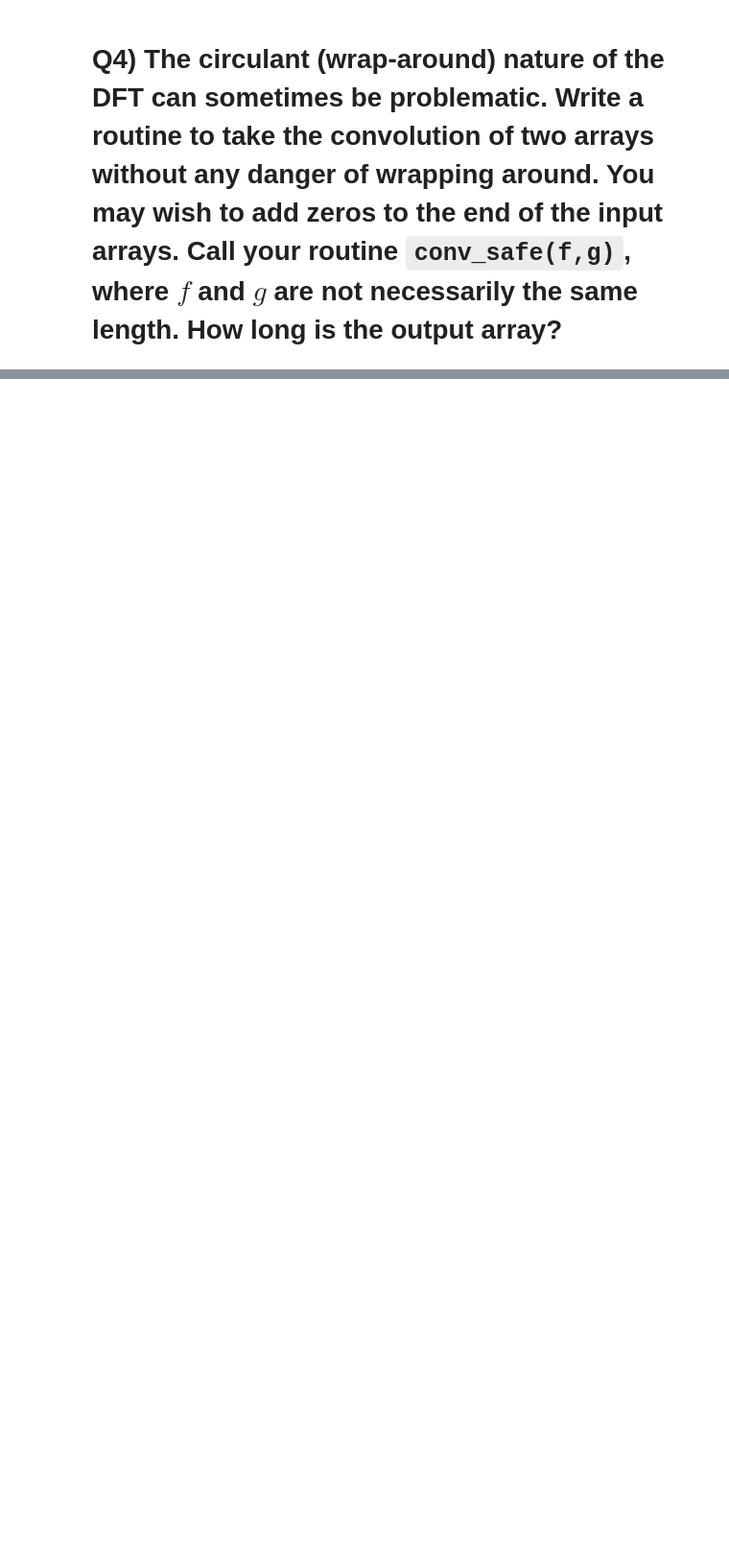
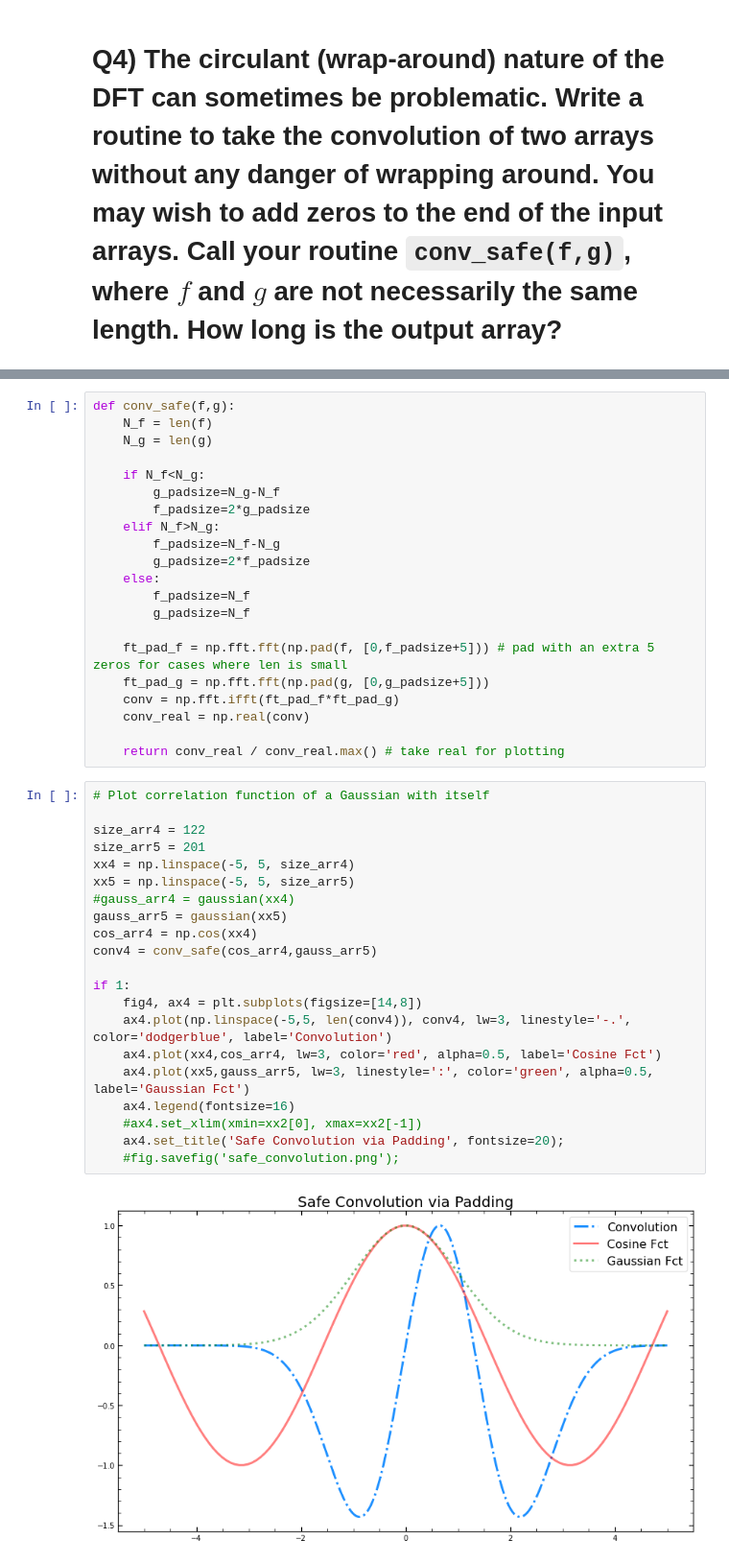
Before and after one commit to kenj19/PHYS512, a Jupyter notebook: PS5/ps5.ipynb, the cells around one changed output, grey strips where cells are left out. Shown at 96% size. Saved outputs shown, nothing was run; the diff lists cells and outputs as text; blank space fills up the shorter version.

```diff
--- a/PS5/ps5.ipynb
+++ b/PS5/ps5.ipynb
@@ -103,0 +106,44 @@ The correlation function depends on the shift as........, This surprises me!
+# %%
+def conv_safe(f,g):
+    N_f = len(f)
+    N_g = len(g)
+
+    if N_f<N_g:
+        g_padsize=N_g-N_f
+        f_padsize=2*g_padsize
+    elif N_f>N_g:
+        f_padsize=N_f-N_g
+        g_padsize=2*f_padsize
+    else:
+        f_padsize=N_f
+        g_padsize=N_f
+
+    ft_pad_f = np.fft.fft(np.pad(f, [0,f_padsize+5])) # pad with an extra 5 zeros for cases where len is small
+    ft_pad_g = np.fft.fft(np.pad(g, [0,g_padsize+5]))
+    conv = np.fft.ifft(ft_pad_f*ft_pad_g)
+    conv_real = np.real(conv)
+
+    return conv_real / conv_real.max() # take real for plotting
+# %%
+# Plot correlation function of a Gaussian with itself
+
+size_arr4 = 122
+size_arr5 = 201
+xx4 = np.linspace(-5, 5, size_arr4)
+xx5 = np.linspace(-5, 5, size_arr5)
+#gauss_arr4 = gaussian(xx4)
+gauss_arr5 = gaussian(xx5)
+cos_arr4 = np.cos(xx4)
+conv4 = conv_safe(cos_arr4,gauss_arr5)
+
+if 1:
+    fig4, ax4 = plt.subplots(figsize=[14,8])
+    ax4.plot(np.linspace(-5,5, len(conv4)), conv4, lw=3, linestyle='-.', color='dodgerblue', label='Convolution')
+    ax4.plot(xx4,cos_arr4, lw=3, color='red', alpha=0.5, label='Cosine Fct')
+    ax4.plot(xx5,gauss_arr5, lw=3, linestyle=':', color='green', alpha=0.5, label='Gaussian Fct')
+    ax4.legend(fontsize=16)
+    #ax4.set_xlim(xmin=xx2[0], xmax=xx2[-1])
+    ax4.set_title('Safe Convolution via Padding', fontsize=20);
+    #fig.savefig('safe_convolution.png');
+# %% [output]
+[figure, added]
```
Also changed, not shown: parts of 26 cells of this notebook.
